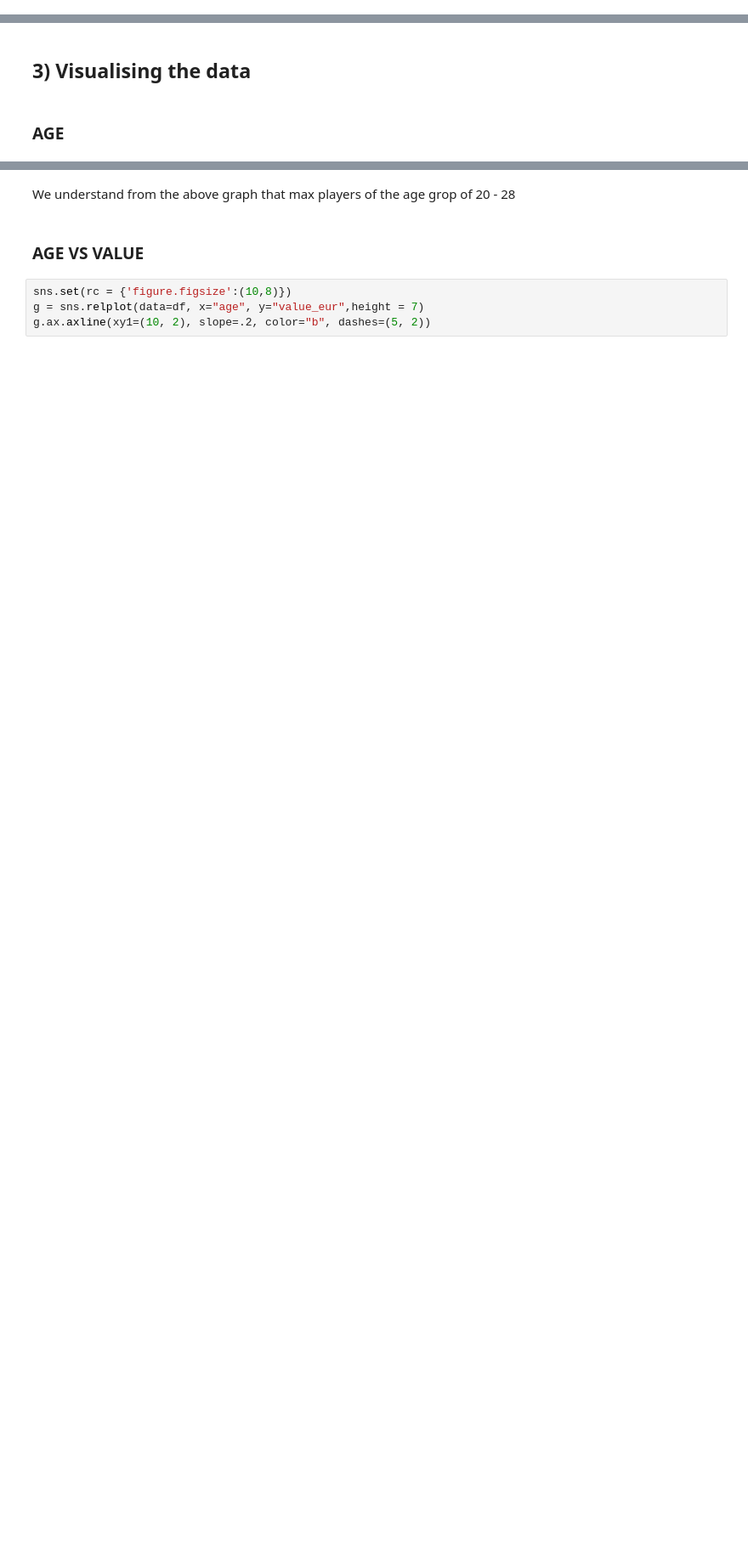
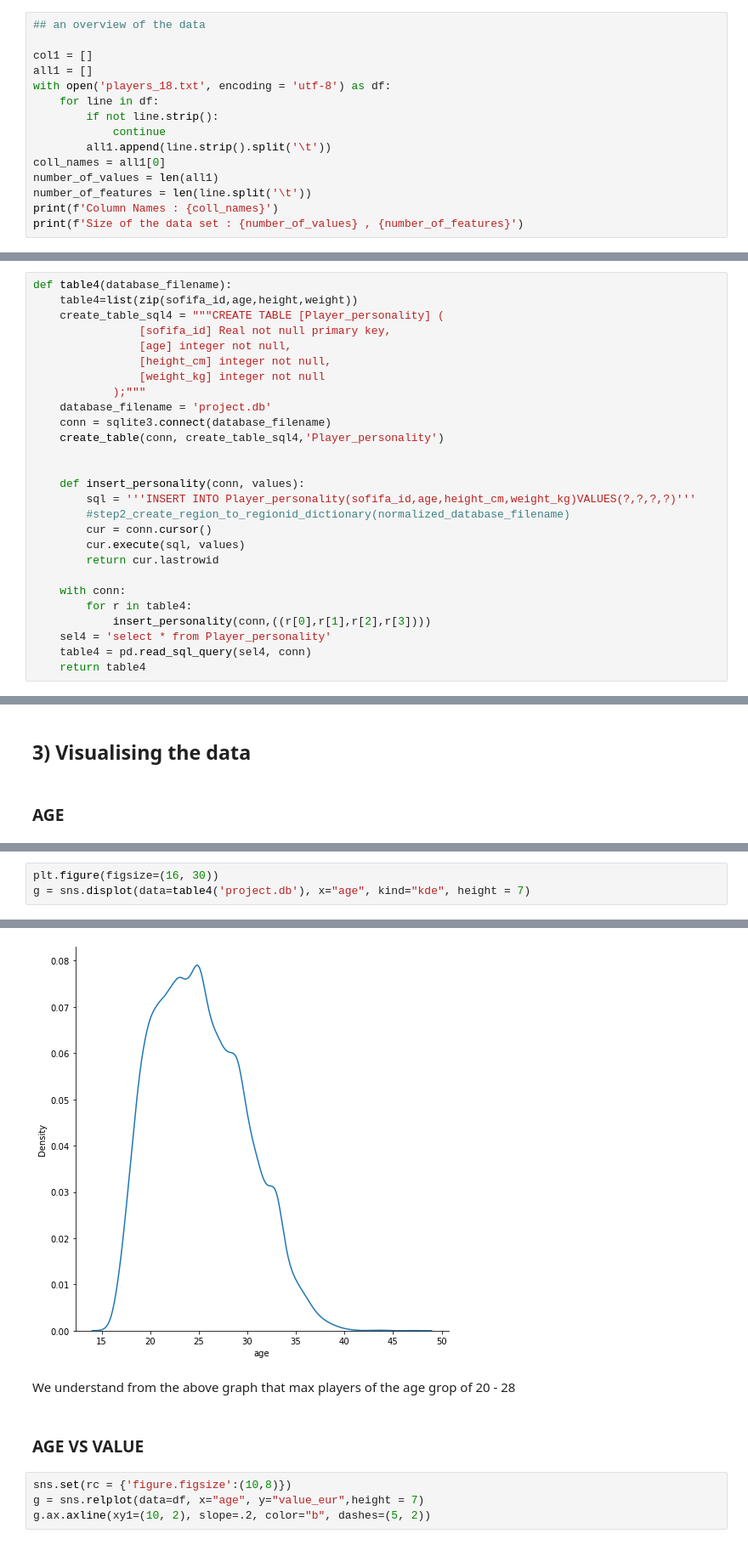
Before and after one commit to tanikellanjali/FIFA-Prediction-analyisis-, a Jupyter notebook: FIFA Project.ipynb, the cells around one changed output, grey strips where cells are left out. Shown at 85% size. Saved outputs shown, nothing was run; the diff lists cells and outputs as text; blank space fills up the shorter version.

```diff
--- a/FIFA Project.ipynb
+++ b/FIFA Project.ipynb
@@ -136,0 +104,15 @@ display(df)
+# %%
+## an overview of the data
+
+col1 = []
+all1 = []
+with open('players_18.txt', encoding = 'utf-8') as df:
+    for line in df:
+        if not line.strip():
+            continue
+        all1.append(line.strip().split('\t'))
+coll_names = all1[0]
+number_of_values = len(all1)
+number_of_features = len(line.split('\t'))
+print(f'Column Names : {coll_names}')
+print(f'Size of the data set : {number_of_values} , {number_of_features}')
@@ -136,0 +293,27 @@ display(df)
+# %%
+def table4(database_filename):
+    table4=list(zip(sofifa_id,age,height,weight))
+    create_table_sql4 = """CREATE TABLE [Player_personality] (
+                [sofifa_id] Real not null primary key,
+                [age] integer not null,
+                [height_cm] integer not null,
+                [weight_kg] integer not null
+            );"""
+    database_filename = 'project.db'
+    conn = sqlite3.connect(database_filename)
+    create_table(conn, create_table_sql4,'Player_personality')
+
+
+    def insert_personality(conn, values):
+        sql = '''INSERT INTO Player_personality(sofifa_id,age,height_cm,weight_kg)VALUES(?,?,?,?)'''
+        #step2_create_region_to_regionid_dictionary(normalized_database_filename)
+        cur = conn.cursor()
+        cur.execute(sql, values)
+        return cur.lastrowid
+
+    with conn:
+        for r in table4:
+            insert_personality(conn,((r[0],r[1],r[2],r[3])))
+    sel4 = 'select * from Player_personality'
+    table4 = pd.read_sql_query(sel4, conn)
+    return table4
@@ -398,0 +654,4 @@ sns.displot(data=df, x="age", kind="kde", height = 7)
+# %%
+plt.figure(figsize=(16, 30))
+g = sns.displot(data=table4('project.db'), x="age", kind="kde", height = 7)
+# %% [output]
@@ -399,3 +660,4 @@ sns.displot(data=df, x="age", kind="kde", height = 7)
+[figure, added]
 # %% [markdown]
  We understand from the above graph that max players of the age grop of 20 - 28
 # %% [markdown]
```
Also changed, not shown: parts of 105 cells of this notebook.
